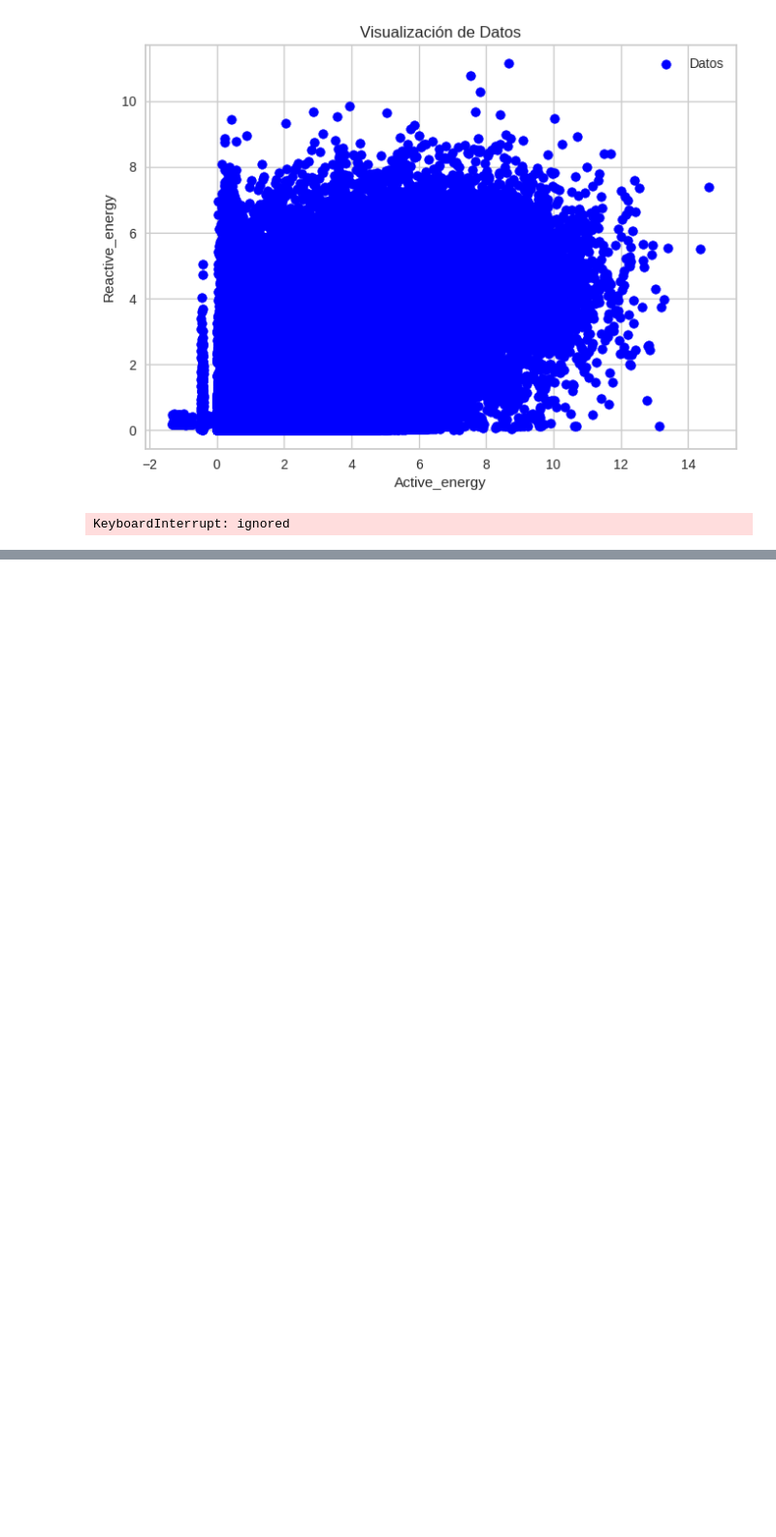
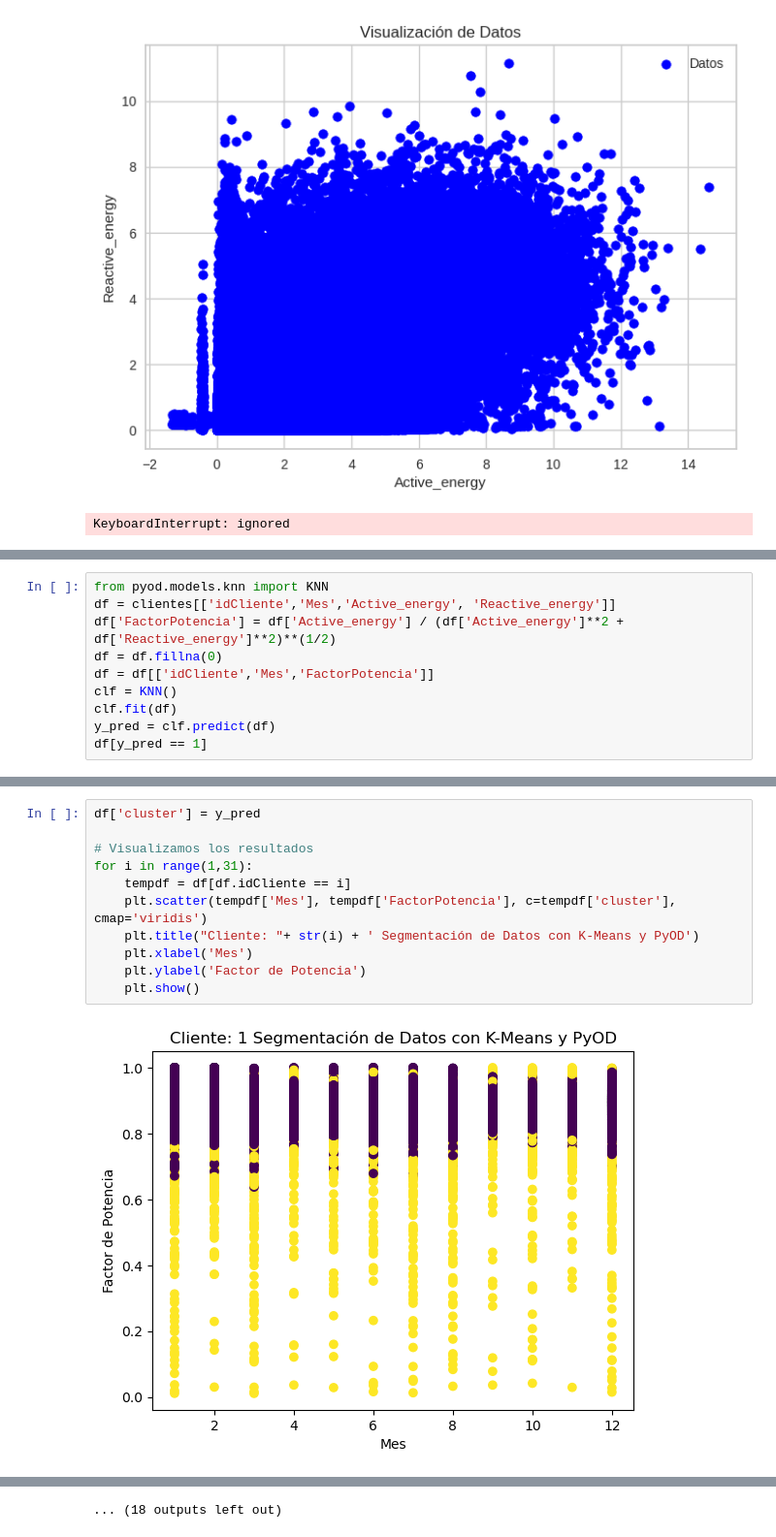
Before and after one commit to grupovajo/ProyectoMIAD, a Jupyter notebook: Caso ElectroDunas.ipynb, the cells around one changed output, grey strips where cells are left out. Shown at 97% size. Drawn from its saved outputs; the diff is of its cells as text; blank space fills up the shorter version.

Commit message:
Modelo no supervisado

```diff
--- a/Caso ElectroDunas.ipynb
+++ b/Caso ElectroDunas.ipynb
@@ -696,0 +708,10 @@ KeyboardInterrupt: ignored
+# %%
+from pyod.models.knn import KNN
+df = clientes[['idCliente','Mes','Active_energy', 'Reactive_energy']]
+df['FactorPotencia'] = df['Active_energy'] / (df['Active_energy']**2 + df['Reactive_energy']**2)**(1/2)
+df = df.fillna(0)
+df = df[['idCliente','Mes','FactorPotencia']]
+clf = KNN()
+clf.fit(df)
+y_pred = clf.predict(df)
+df[y_pred == 1]
@@ -696,0 +732,13 @@ KeyboardInterrupt: ignored
+# %%
+df['cluster'] = y_pred
+
+# Visualizamos los resultados
+for i in range(1,31):
+    tempdf = df[df.idCliente == i]
+    plt.scatter(tempdf['Mes'], tempdf['FactorPotencia'], c=tempdf['cluster'], cmap='viridis')
+    plt.title("Cliente: "+ str(i) + ' Segmentación de Datos con K-Means y PyOD')
+    plt.xlabel('Mes')
+    plt.ylabel('Factor de Potencia')
+    plt.show()
+# %% [output]
+[figure, added]
@@ -696,0 +756 @@ KeyboardInterrupt: ignored
+... (18 outputs left out)
```
Also changed, not shown: parts of 13 cells of this notebook, 3 other files.
